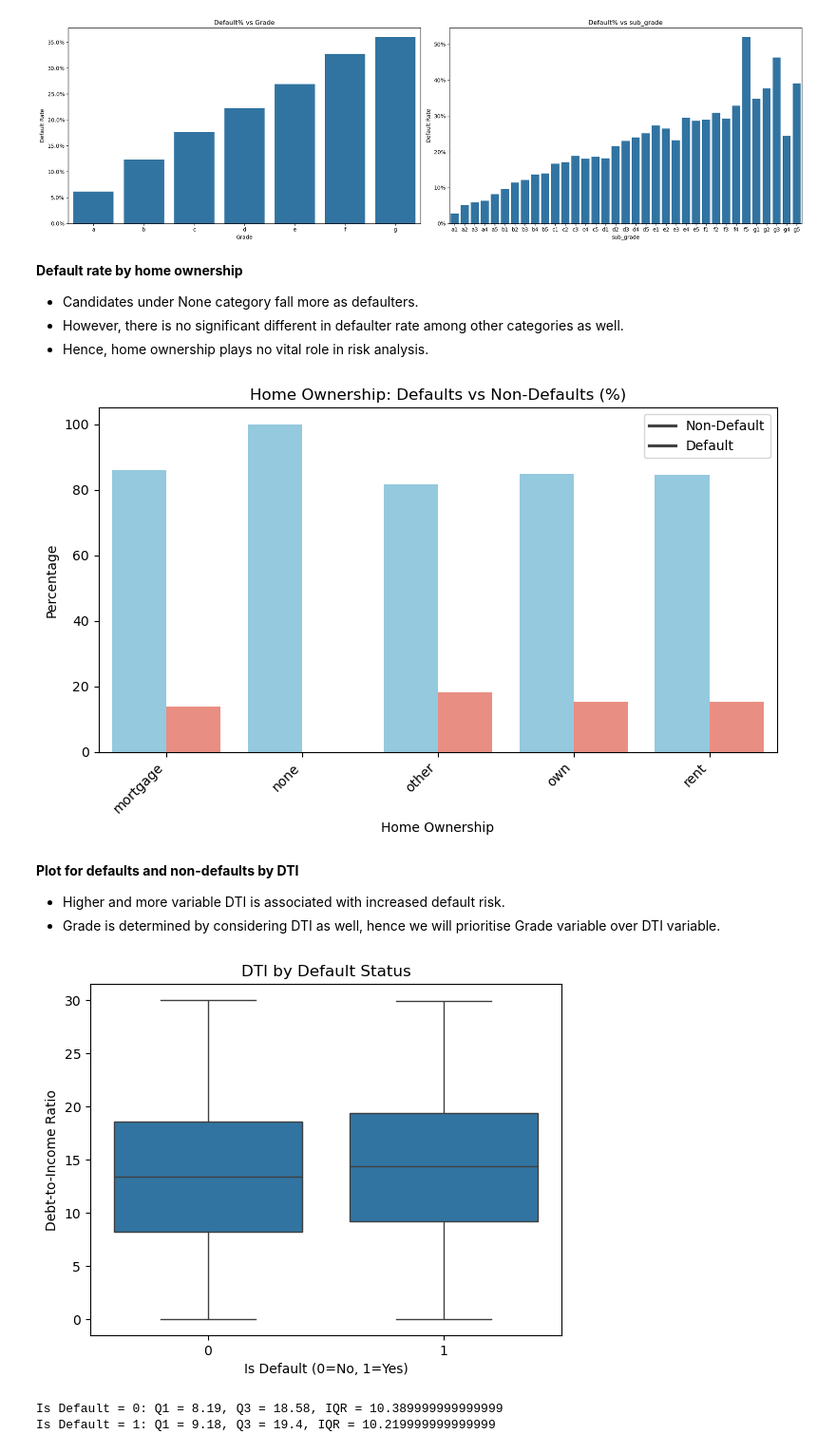
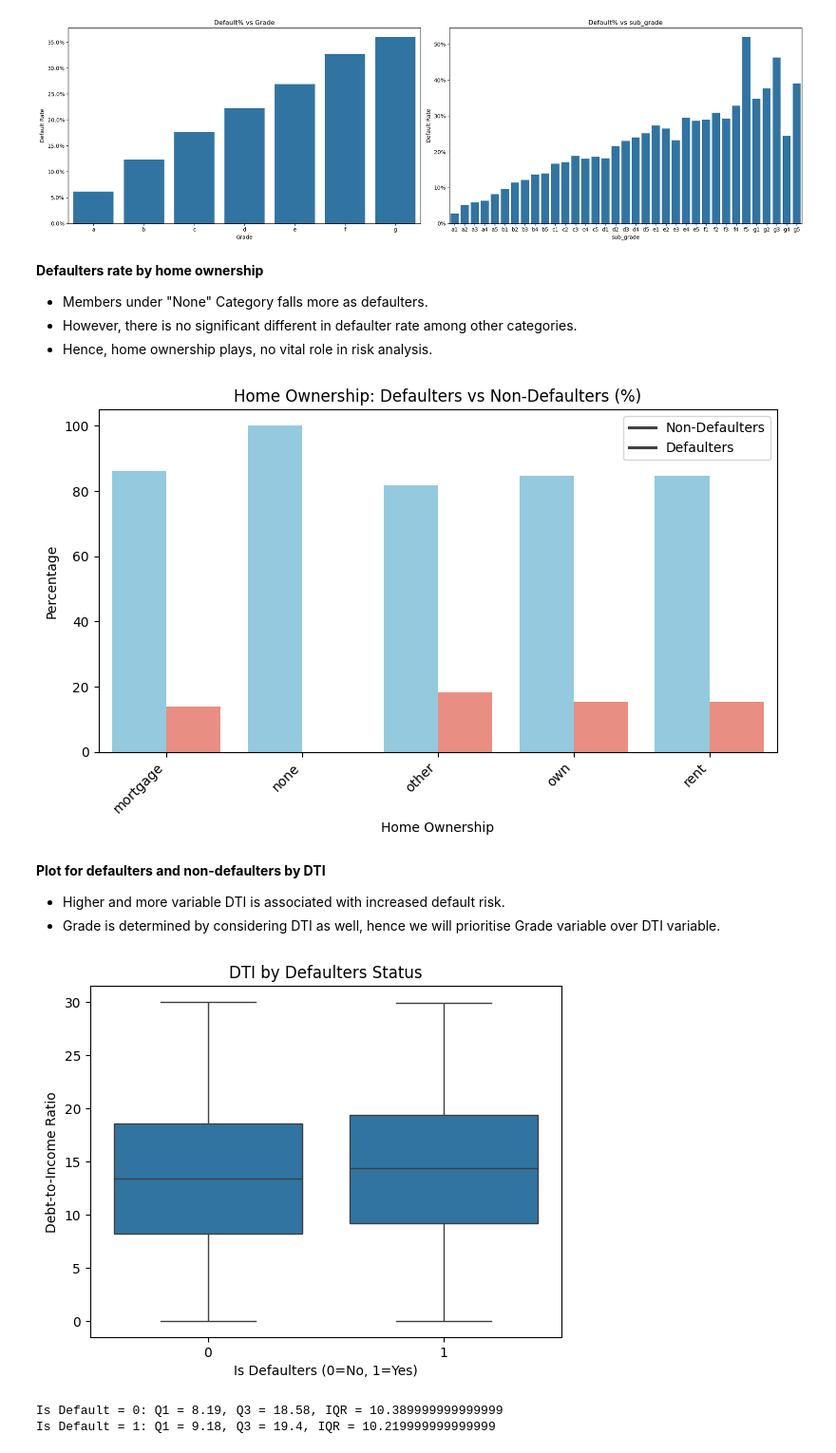
Before and after one commit to NNirola/LendingClubCaseStudy-1, a Jupyter notebook: Group_Facilitator_Name.ipynb, the cells around one changed output. Shown at 95% size. Drawn from its saved outputs; the diff is of its cells as text; code cells hidden in the pictures.

```diff
--- a/Group_Facilitator_Name.ipynb
+++ b/Group_Facilitator_Name.ipynb
@@ -614,10 +654,10 @@ plt.show()
 # %% [output]
 [figure]
 # %% [markdown]
-**Default rate by home ownership**
-- Candidates under None category fall more as defaulters.
-- However, there is no significant different in defaulter rate among other categories as well.
-- Hence, home ownership plays no vital role in risk analysis.
+**Defaulters rate by home ownership**
+- Members under "None" Category falls more as defaulters.
+- However, there is no significant different in defaulter rate among other categories.
+- Hence, home ownership plays, no vital role in risk analysis.
 # %%
 # Home Ownership (bar plot, percentage) - using df_loan after dropping 'current' loan_status
 plt.figure(figsize=(8, 5))
@@ -630,27 +670,27 @@ sns.barplot(
     palette=['skyblue', 'salmon'], order=sorted(df_loan['home_ownership'].unique())
 )
 
-plt.title('Home Ownership: Defaults vs Non-Defaults (%)')
+plt.title('Home Ownership: Defaulters vs Non-Defaulters (%)')
 plt.xlabel('Home Ownership')
 plt.ylabel('Percentage')
-plt.legend(['Non-Default', 'Default'])
+plt.legend(['Non-Defaulters', 'Defaulters'])
 plt.xticks(rotation=45, ha='right')
 plt.tight_layout()
 plt.show()
 # %% [output]
-[figure, old version]
+[figure, new version]
 # %% [markdown]
-**Plot for defaults and non-defaults by DTI**
+**Plot for defaulters and non-defaulters by DTI**
 - Higher and more variable DTI is associated with increased default risk.
 - Grade is determined by considering DTI as well, hence we will prioritise Grade variable over DTI variable.
 # %%
 sns.boxplot(x='is_default', y='dti', data=df_loan)
-plt.title('DTI by Default Status')
-plt.xlabel('Is Default (0=No, 1=Yes)')
+plt.title('DTI by Defaulters Status')
+plt.xlabel('Is Defaulters (0=No, 1=Yes)')
 plt.ylabel('Debt-to-Income Ratio')
 plt.show()
 # %% [output]
-[figure, old version]
+[figure, new version]
 # %%
 # Calculate IQR for DTI for defaulters and non-defaulters
 for label, group in df_loan.groupby('is_default'):
```
Also changed, not shown: parts of 56 cells of this notebook.
